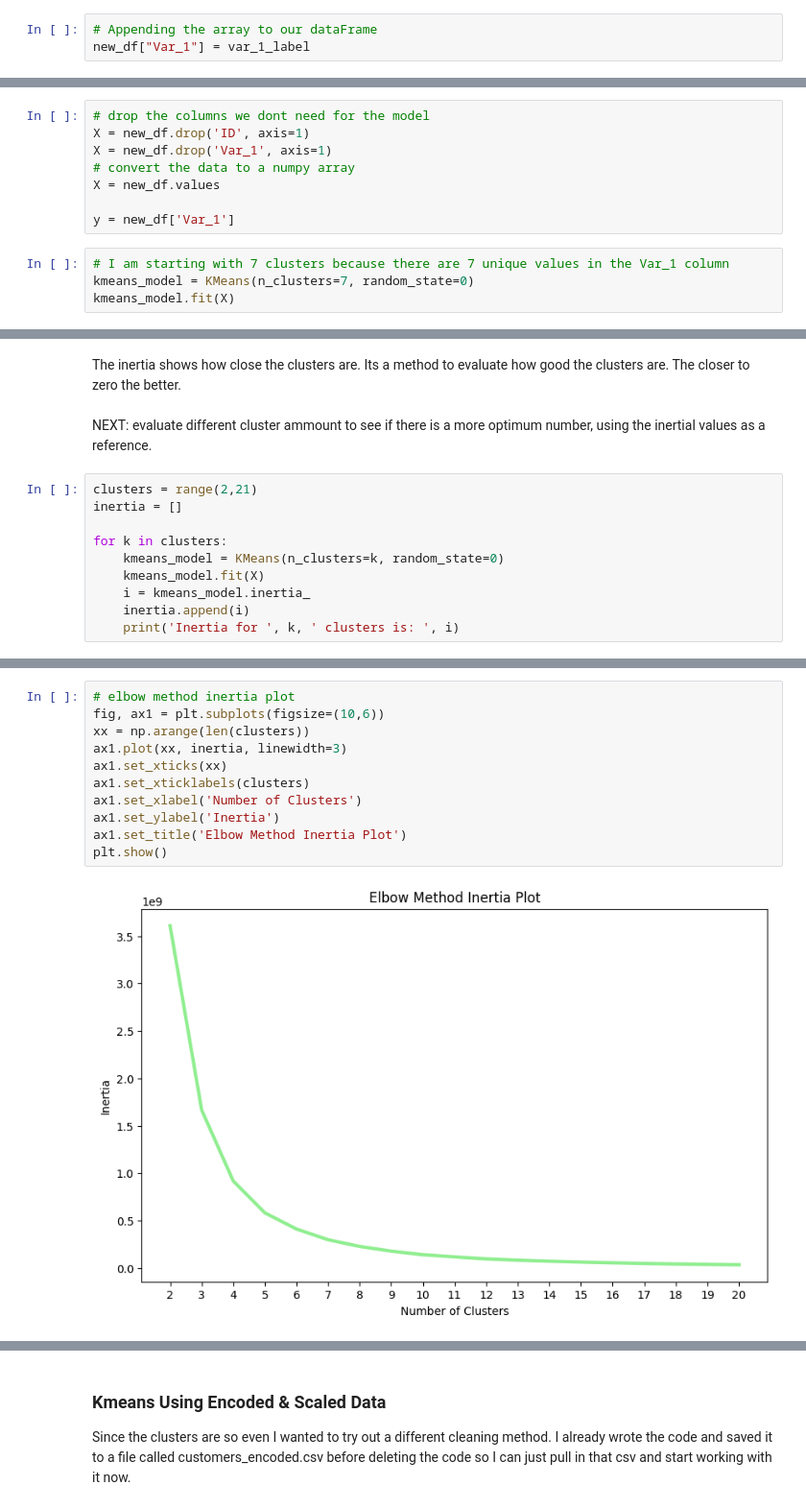
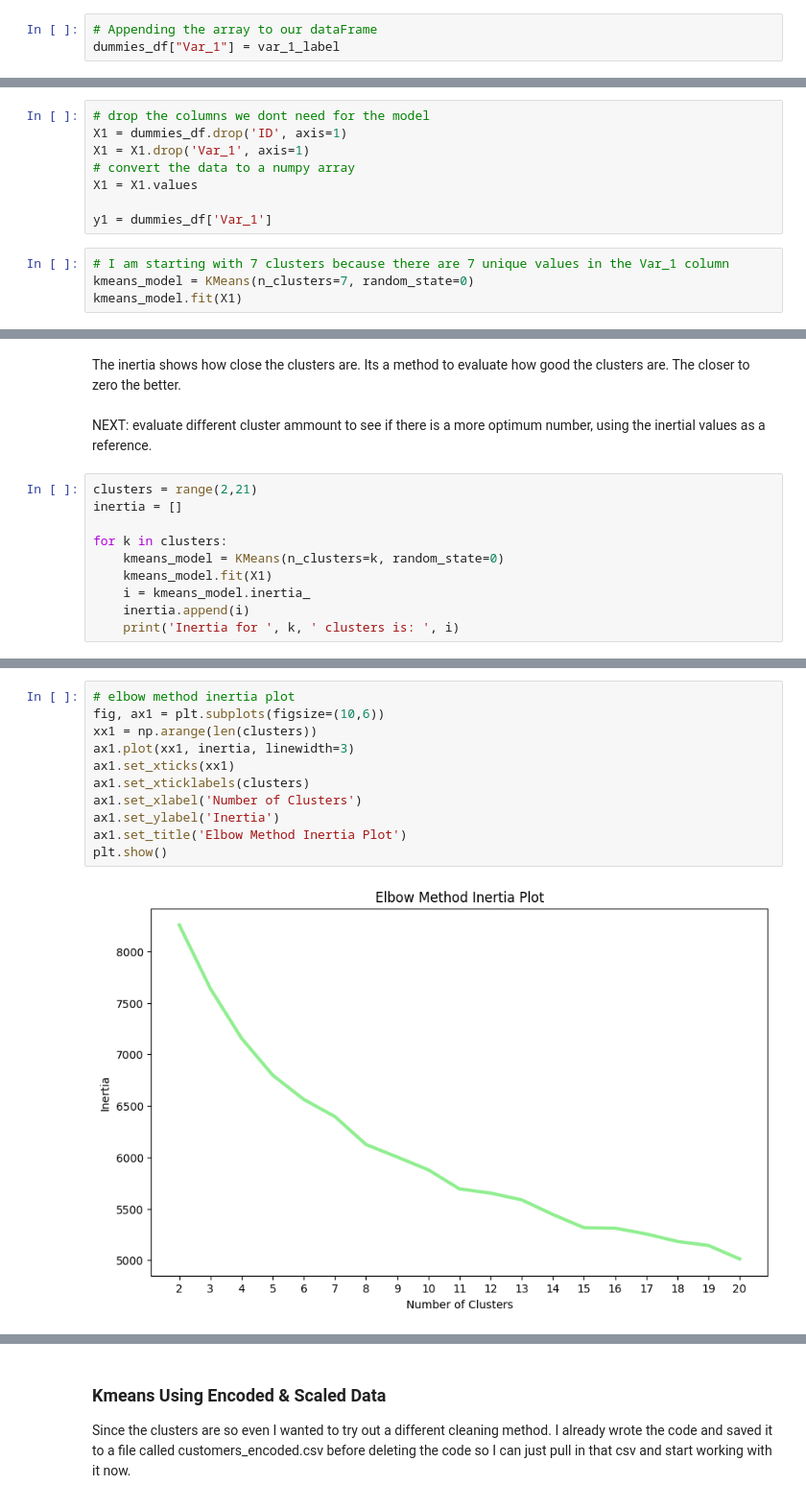
Before and after one commit to Korrin-F/tDS_Day_By_Days, a Jupyter notebook: Week 8 - Assignment_Unsupervised/Mini_unsupervised_P1.ipynb, the cells around one changed output, grey strips where cells are left out. Shown: that part at 96% size. Cells and saved outputs as stored; diff of their text form.

```diff
--- a/Week 8 - Assignment_Unsupervised/Mini_unsupervised.ipynb
+++ b/Week 8 - Assignment_Unsupervised/Mini_unsupervised_P1.ipynb
@@ -194,4 +194,4 @@ var_1_label = le.fit_transform(new_df['Var_1'])
 # %%
 # Appending the array to our dataFrame
-new_df["Var_1"] = var_1_label
+dummies_df["Var_1"] = var_1_label
 # %%
@@ -227,16 +227,16 @@ new_df.to_csv('customers_dummied.csv', index=False)
 ### Kmeans Model Using Dummies Data
 # %%
 # drop the columns we dont need for the model
-X = new_df.drop('ID', axis=1)
-X = new_df.drop('Var_1', axis=1)
+X1 = dummies_df.drop('ID', axis=1)
+X1 = X1.drop('Var_1', axis=1)
 # convert the data to a numpy array
-X = new_df.values
+X1 = X1.values
 
-y = new_df['Var_1']
+y1 = dummies_df['Var_1']
 # %%
 # I am starting with 7 clusters because there are 7 unique values in the Var_1 column
 kmeans_model = KMeans(n_clusters=7, random_state=0)
-kmeans_model.fit(X)
+kmeans_model.fit(X1)
 # %% [output]
 KMeans(n_clusters=7, random_state=0)
 # %%
@@ -289,7 +287,7 @@ inertia = []
 
 for k in clusters:
     kmeans_model = KMeans(n_clusters=k, random_state=0)
-    kmeans_model.fit(X)
+    kmeans_model.fit(X1)
     i = kmeans_model.inertia_
     inertia.append(i)
     print('Inertia for ', k, ' clusters is: ', i)
@@ -316,13 +314,13 @@ Inertia for  20  clusters is:  34624788.12654032
 # %%
 # elbow method inertia plot
 fig, ax1 = plt.subplots(figsize=(10,6))
-xx = np.arange(len(clusters))
-ax1.plot(xx, inertia, linewidth=3)
-ax1.set_xticks(xx)
+xx1 = np.arange(len(clusters))
+ax1.plot(xx1, inertia, linewidth=3)
+ax1.set_xticks(xx1)
 ax1.set_xticklabels(clusters)
 ax1.set_xlabel('Number of Clusters')
 ax1.set_ylabel('Inertia')
 ax1.set_title('Elbow Method Inertia Plot')
 plt.show()
 # %% [output]
-[figure, old version]
+[figure, new version]
```
Also changed, not shown: parts of 31 cells of this notebook, 3 other files.
